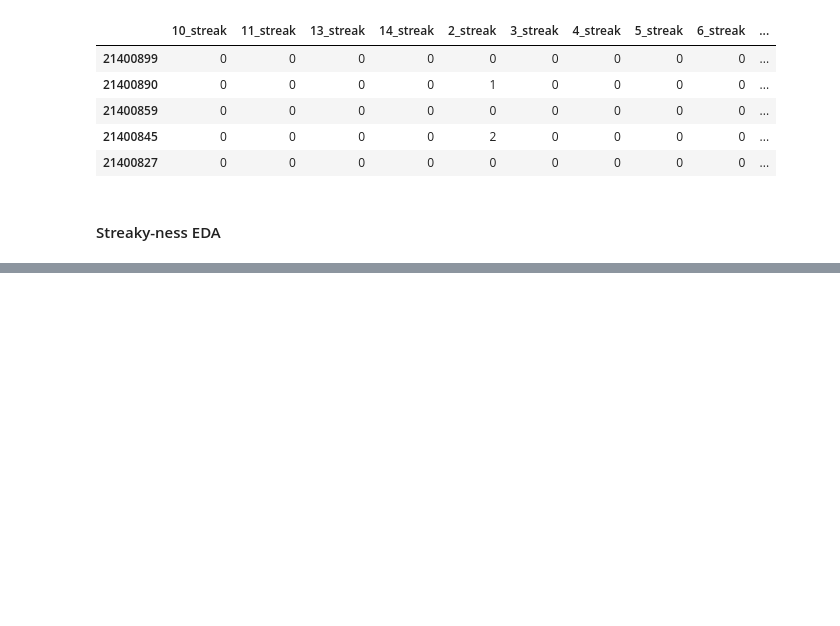
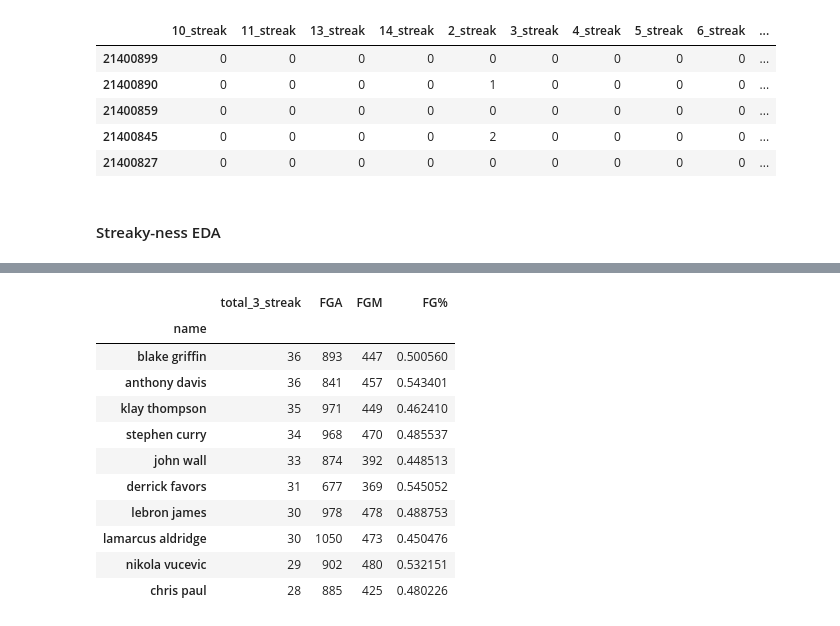
Before and after one commit to jessimk/hothand, a Jupyter notebook: Streaky-ness.ipynb, the cells around one changed output, grey strips where cells are left out. Cells and saved outputs as stored; diff of their text form; code cells hidden in the pictures; blank space fills up the shorter version.

```diff
--- a/Streaky-ness.ipynb
+++ b/Streaky-ness.ipynb
@@ -142,0 +164,15 @@ mean_2streak.head(10)
+# %%
+streaks_dfs["3_streak"].head(10)
+# %% [output]
+|  | total_3_streak | FGA | FGM | FG% |
+| name |  |  |  |  |
+| blake griffin | 36 | 893 | 447 | 0.500560 |
+| anthony davis | 36 | 841 | 457 | 0.543401 |
+| klay thompson | 35 | 971 | 449 | 0.462410 |
+| stephen curry | 34 | 968 | 470 | 0.485537 |
+| john wall | 33 | 874 | 392 | 0.448513 |
+| derrick favors | 31 | 677 | 369 | 0.545052 |
+| lebron james | 30 | 978 | 478 | 0.488753 |
+| lamarcus aldridge | 30 | 1050 | 473 | 0.450476 |
+| nikola vucevic | 29 | 902 | 480 | 0.532151 |
+| chris paul | 28 | 885 | 425 | 0.480226 |
```
Also changed, not shown: parts of 16 cells of this notebook.
